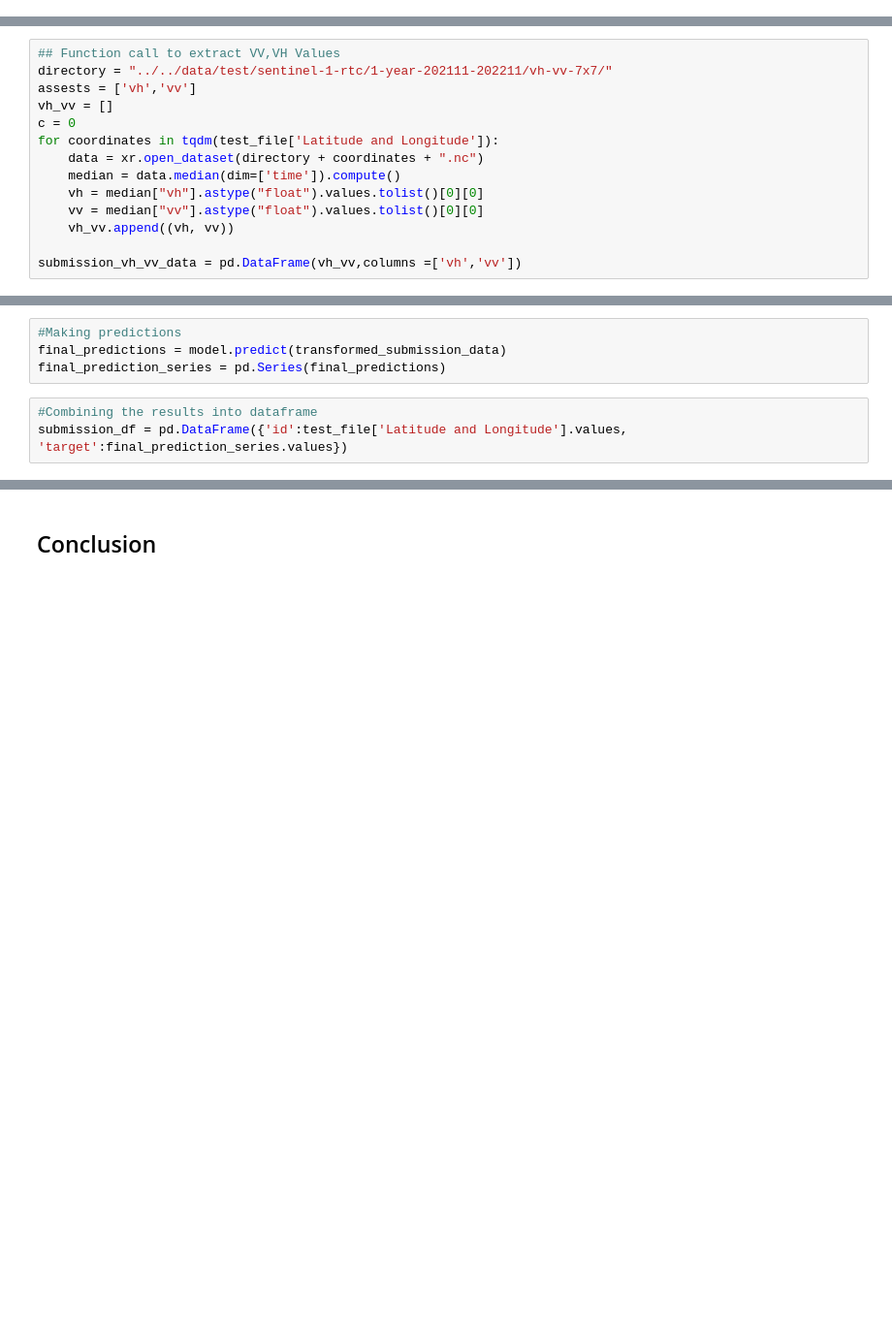
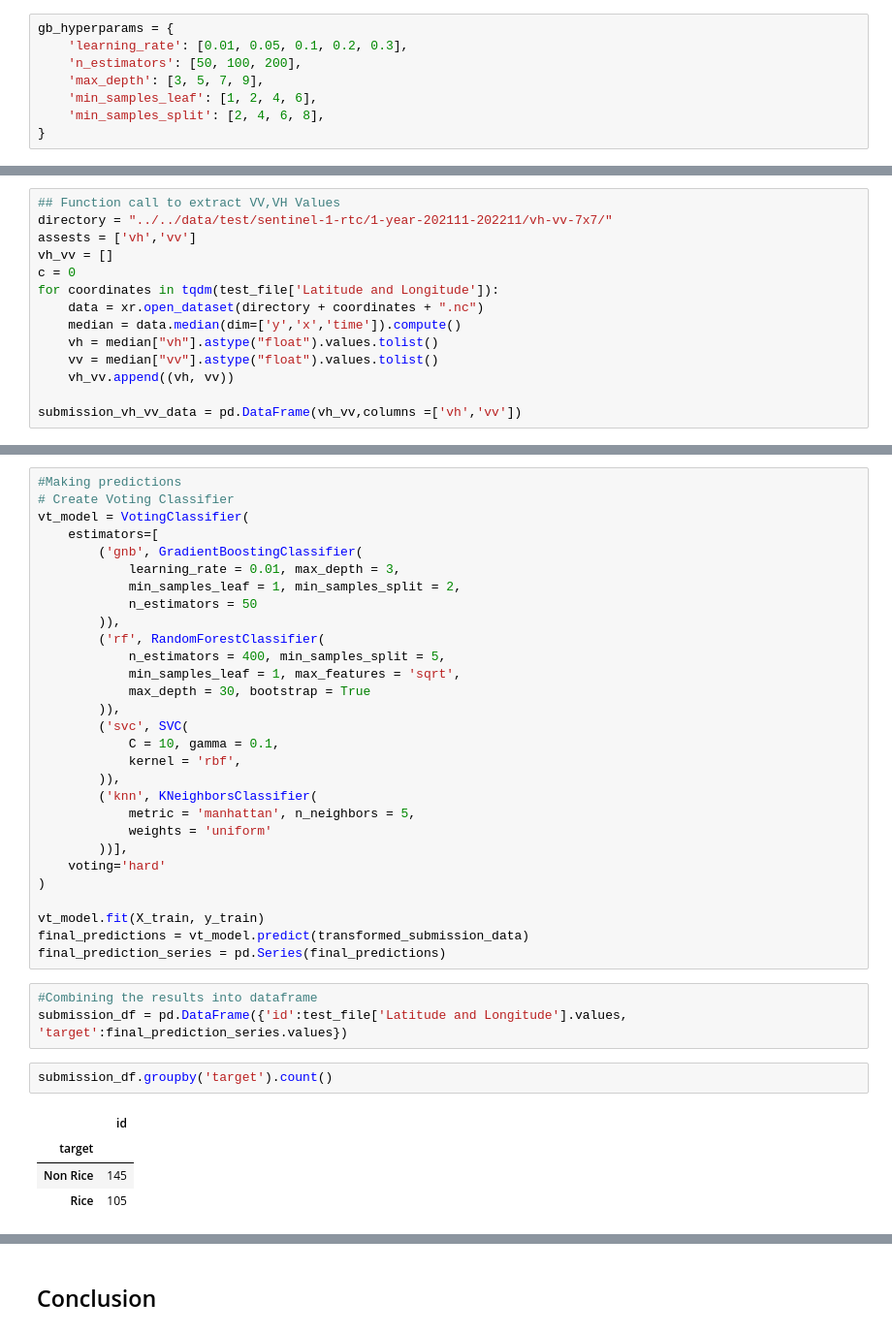
Before and after one commit to marcellinus-witarsah/2023-ey-open-science-data-challenge, a Jupyter notebook: notebooks/vv-vh/20230303-vv-vh-bbox-7x7-median-1-year-interval.ipynb, the cells around one changed output, grey strips where cells are left out. Shown at 97% size. Drawn from its saved outputs; the diff is of its cells as text; blank space fills up the shorter version.

```diff
--- a/notebooks/vv-vh/20230303-vv-vh-bbox-7x7-median-1-year-interval.ipynb
+++ b/notebooks/vv-vh/20230303-vv-vh-bbox-7x7-median-1-year-interval.ipynb
@@ -373,0 +380,8 @@ From the above, we see that the model is able to achieve an F1 score of <b>0.57<
+# %%
+gb_hyperparams = {
+    'learning_rate': [0.01, 0.05, 0.1, 0.2, 0.3],
+    'n_estimators': [50, 100, 200],
+    'max_depth': [3, 5, 7, 9],
+    'min_samples_leaf': [1, 2, 4, 6],
+    'min_samples_split': [2, 4, 6, 8],
+}
@@ -419,9 +590,9 @@ vh_vv = []
 c = 0
 for coordinates in tqdm(test_file['Latitude and Longitude']):
     data = xr.open_dataset(directory + coordinates + ".nc")
-    median = data.median(dim=['time']).compute()
-    vh = median["vh"].astype("float").values.tolist()[0][0]
-    vv = median["vv"].astype("float").values.tolist()[0][0]
+    median = data.median(dim=['y','x','time']).compute()
+    vh = median["vh"].astype("float").values.tolist()
+    vv = median["vv"].astype("float").values.tolist()
     vh_vv.append((vh, vv))
 
 submission_vh_vv_data = pd.DataFrame(vh_vv,columns =['vh','vv'])
@@ -433,10 +611,42 @@ submission_vh_vv_data = submission_vh_vv_data.values
 transformed_submission_data = sc.transform(submission_vh_vv_data)
 # %%
 #Making predictions
-final_predictions = model.predict(transformed_submission_data)
+# Create Voting Classifier
+vt_model = VotingClassifier(
+    estimators=[
+        ('gnb', GradientBoostingClassifier(
+            learning_rate = 0.01, max_depth = 3,
+            min_samples_leaf = 1, min_samples_split = 2,
+            n_estimators = 50
+        )),
+        ('rf', RandomForestClassifier(
+            n_estimators = 400, min_samples_split = 5,
+            min_samples_leaf = 1, max_features = 'sqrt',
+            max_depth = 30, bootstrap = True
+        )),
+        ('svc', SVC(
+            C = 10, gamma = 0.1,
+            kernel = 'rbf',
+        )),
+        ('knn', KNeighborsClassifier(
+            metric = 'manhattan', n_neighbors = 5,
+            weights = 'uniform'
+        ))],
+    voting='hard'
+)
+
+vt_model.fit(X_train, y_train)
+final_predictions = vt_model.predict(transformed_submission_data)
 final_prediction_series = pd.Series(final_predictions)
 # %%
 #Combining the results into dataframe
 submission_df = pd.DataFrame({'id':test_file['Latitude and Longitude'].values, 'target':final_prediction_series.values})
+# %%
+submission_df.groupby('target').count()
+# %% [output]
+|  | id |
+| target |  |
+| Non Rice | 145 |
+| Rice | 105 |
 # %%
 #Dumping the predictions into a csv file.
```
Also changed, not shown: parts of 28 cells of this notebook, 7 other files.
